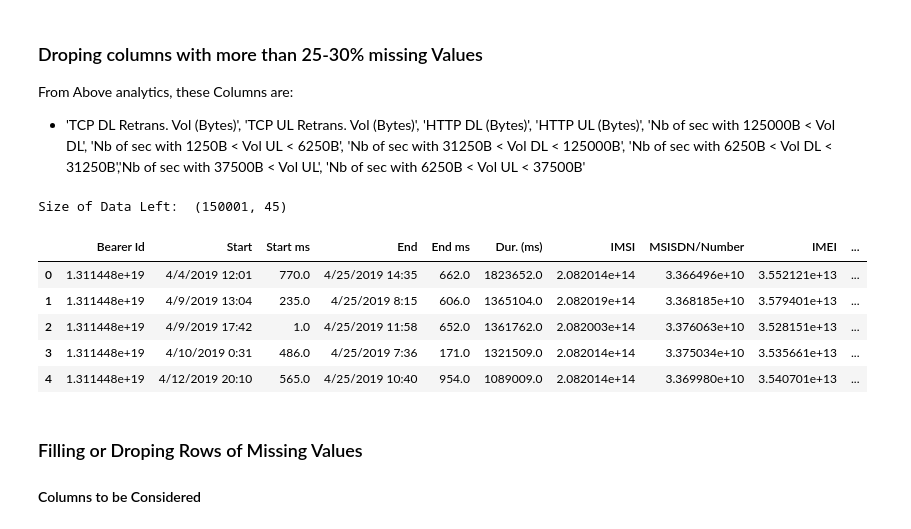
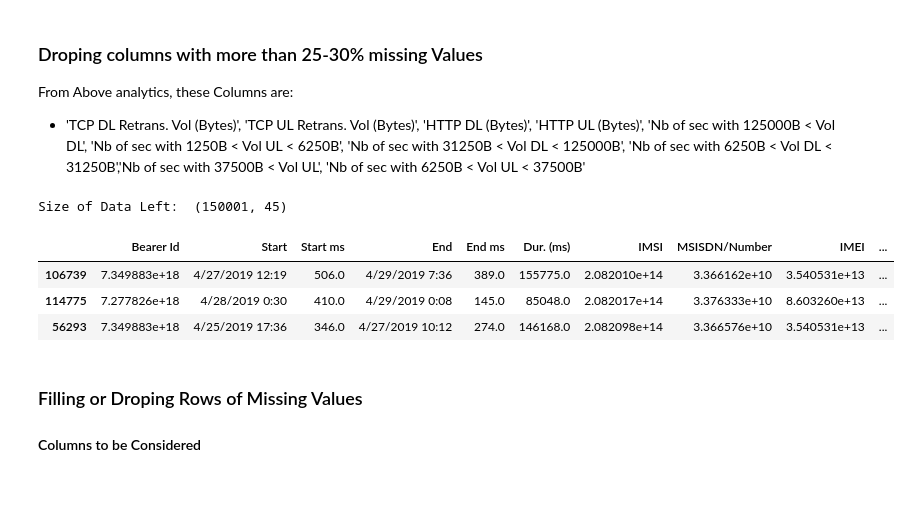
Before and after one commit to Caphace-Ethan/Telecom-User-Data-Analysis, a Jupyter notebook: notebooks/Data_Exploratory_Analysis.ipynb, the cells around one changed output. Saved outputs shown, nothing was run; the diff lists cells and outputs as text; code cells hidden in the pictures; blank space fills up the shorter version.

```diff
--- a/notebooks/Data_Exploratory_Analysis.ipynb
+++ b/notebooks/Data_Exploratory_Analysis.ipynb
@@ -236,28 +234,26 @@ From Above analytics, these Columns are:
 # %%
 # Column dropiing function
 def drop_column(list_to_be_droped):
     processed_data = loaded_data.drop(list_to_be_droped,
                       axis=1)
     return processed_data
 
 
 # Prepare a list of columns to be droped and pass to the Function
 list_droped = ['TCP DL Retrans. Vol (Bytes)', 'TCP UL Retrans. Vol (Bytes)', 'HTTP DL (Bytes)', 'HTTP UL (Bytes)',
                'Nb of sec with 125000B < Vol DL', 'Nb of sec with 1250B < Vol UL < 6250B',
                'Nb of sec with 31250B < Vol DL < 125000B','Nb of sec with 6250B < Vol DL < 31250B',
                'Nb of sec with 37500B < Vol UL','Nb of sec with 6250B < Vol UL < 37500B']
 
 processed_data = drop_column(list_droped)
 print("Size of Data Left: ",processed_data.shape)
-processed_data.head()
+processed_data.sample(3)
 # %% [output]
 Size of Data Left:  (150001, 45)
 |  | Bearer Id | Start | Start ms | End | End ms | Dur. (ms) | IMSI | MSISDN/Number | IMEI | ... |
-| 0 | 1.311448e+19 | 4/4/2019 12:01 | 770.0 | 4/25/2019 14:35 | 662.0 | 1823652.0 | 2.082014e+14 | 3.366496e+10 | 3.552121e+13 | ... |
-| 1 | 1.311448e+19 | 4/9/2019 13:04 | 235.0 | 4/25/2019 8:15 | 606.0 | 1365104.0 | 2.082019e+14 | 3.368185e+10 | 3.579401e+13 | ... |
-| 2 | 1.311448e+19 | 4/9/2019 17:42 | 1.0 | 4/25/2019 11:58 | 652.0 | 1361762.0 | 2.082003e+14 | 3.376063e+10 | 3.528151e+13 | ... |
-| 3 | 1.311448e+19 | 4/10/2019 0:31 | 486.0 | 4/25/2019 7:36 | 171.0 | 1321509.0 | 2.082014e+14 | 3.375034e+10 | 3.535661e+13 | ... |
-| 4 | 1.311448e+19 | 4/12/2019 20:10 | 565.0 | 4/25/2019 10:40 | 954.0 | 1089009.0 | 2.082014e+14 | 3.369980e+10 | 3.540701e+13 | ... |
+| 106739 | 7.349883e+18 | 4/27/2019 12:19 | 506.0 | 4/29/2019 7:36 | 389.0 | 155775.0 | 2.082010e+14 | 3.366162e+10 | 3.540531e+13 | ... |
+| 114775 | 7.277826e+18 | 4/28/2019 0:30 | 410.0 | 4/29/2019 0:08 | 145.0 | 85048.0 | 2.082017e+14 | 3.376333e+10 | 8.603260e+13 | ... |
+| 56293 | 7.349883e+18 | 4/25/2019 17:36 | 346.0 | 4/27/2019 10:12 | 274.0 | 146168.0 | 2.082098e+14 | 3.366576e+10 | 3.540531e+13 | ... |
 # %% [markdown]
 ### Filling or Droping Rows of Missing Values
 
```
Also changed, not shown: parts of 20 cells of this notebook.
